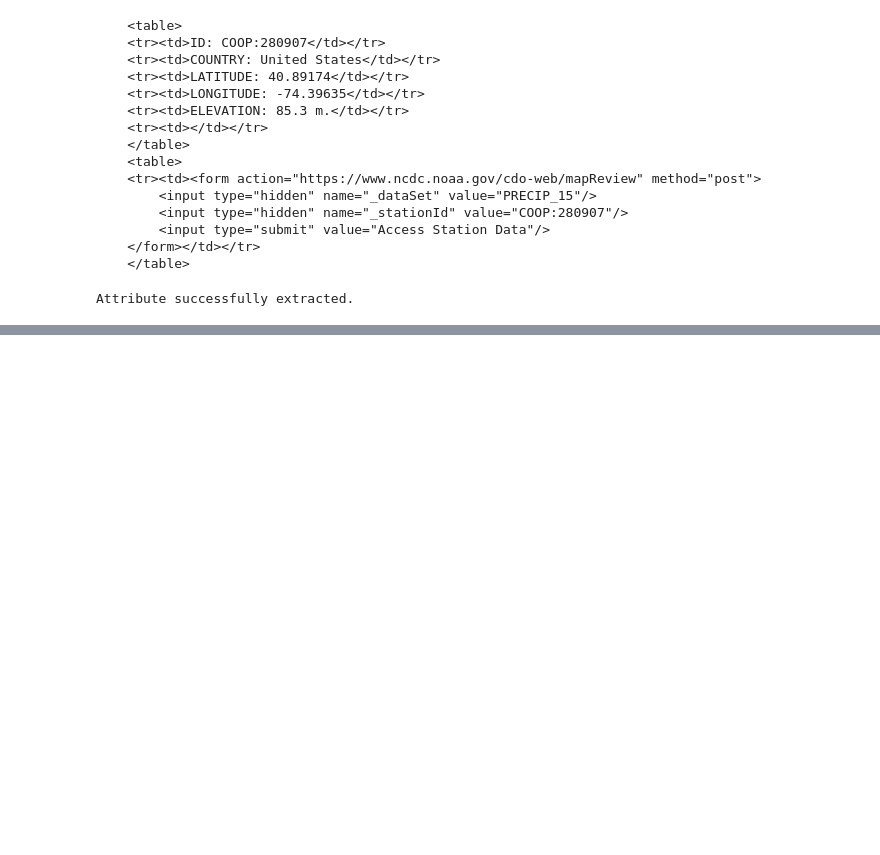
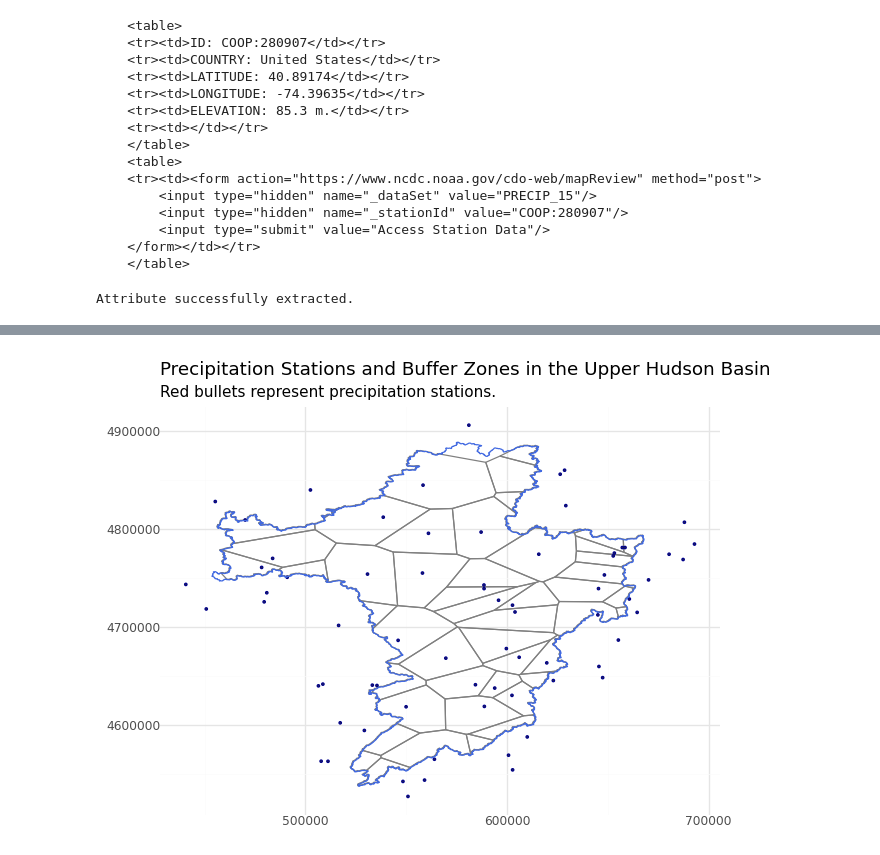
Before and after one commit to vpalvesalan/Unit-Hydrograph-Model, a Jupyter notebook: notebooks/preprocessing/data_prepocessing.ipynb, the cells around one changed output, grey strips where cells are left out. Drawn from its saved outputs; the diff is of its cells as text; code cells hidden in the pictures; blank space fills up the shorter version.

Commit message:
Tiessen polygons

```diff
--- a/notebooks/prepocessing/data_prepocessing.ipynb
+++ b/notebooks/preprocessing/data_prepocessing.ipynb
@@ -314,0 +429,8 @@ NaT
+# %%
+target_crs = "EPSG:26918"  # UTM Zone 18N
+
+# Reproject precipitation station and basin layers
+precip_stations_clipped = precip_stations_clipped.to_crs(target_crs)
+upper_hudson_basin = upper_hudson_basin.to_crs(target_crs)
+upper_hudson_basin_10km_buffer = upper_hudson_basin_10km_buffer.to_crs(target_crs)
+upper_hudson_basin_30km_buffer = upper_hudson_basin_30km_buffer.to_crs(target_crs)
@@ -314,0 +441,8 @@ NaT
+# %%
+precip_stations_clipped['within_basin'] = precip_stations_clipped.within(upper_hudson_basin.unary_union)
+precip_stations_clipped['within_10kmbuffer'] = precip_stations_clipped.within(upper_hudson_basin_10km_buffer.unary_union)
+precip_stations_clipped['within_30kmbuffer'] = precip_stations_clipped.within(upper_hudson_basin_30km_buffer.unary_union)
+
+print(f'There are {sum(precip_stations_clipped['within_basin'])} stations within boundaries of basin.')
+print(f'{sum(precip_stations_clipped['within_10kmbuffer'])- sum(precip_stations_clipped['within_basin'])} stations fall in 10km buffer.')
+print(f'{sum(precip_stations_clipped['within_30kmbuffer'])- sum(precip_stations_clipped['within_10kmbuffer'])} stations fall in 30km buffer.')
@@ -315,3 +463,47 @@ NaT
+# %%
+thiessen_polygons = derive_thiessen_polygons(gdf_points=precip_stations_clipped, clipping_gdf= upper_hudson_basin, preserve_attribute='precip_station_id')
+# %%
+thiessen_polygons['lat'] = thiessen_polygons.geometry.x
+thiessen_polygons['lon'] = thiessen_polygons.geometry.y
+
+thiessen_polygons_map = (
+    ggplot(thiessen_polygons)
+    + geom_map(
+        mapping=aes(geometry='geometry'),
+        fill = None,
+        color = 'grey'
+    )
+    + geom_map(
+        data = precip_stations_clipped[['geometry']],
+        mapping=aes(gemetry='geometry'),
+        color='darkblue'
+    )
+    + geom_map(
+        data = upper_hudson_basin[['geometry']],
+        mapping=aes(geometry='geometry'),
+        color = 'royalblue',
+        fill = None
+    )
+    + geom_text(
+        data = thiessen_polygons
+        mapping=aes(x = 'lat', y= 'lon')
+    )
+    + labs(title='Precipitation Stations and Buffer Zones in the Upper Hudson Basin',
+           subtitle= 'Red bullets represent precipitation stations.')
+
+    # Manually define colors
+    + coord_cartesian()
+    + theme_minimal()
+    + theme(
+        legend_title=element_text(size=10),
+        legend_text=element_text(size=8),
+        legend_position='bottom'
+    )
+)
+
+thiessen_polygons_map.draw()
+# %% [output]
+[figure, added]
 # %%
 parameters2 = {'stationid':'COOP:267369',
                'datasetid':'PRECIP_15',
```
Also changed, not shown: parts of 31 cells of this notebook, 4 other files.
